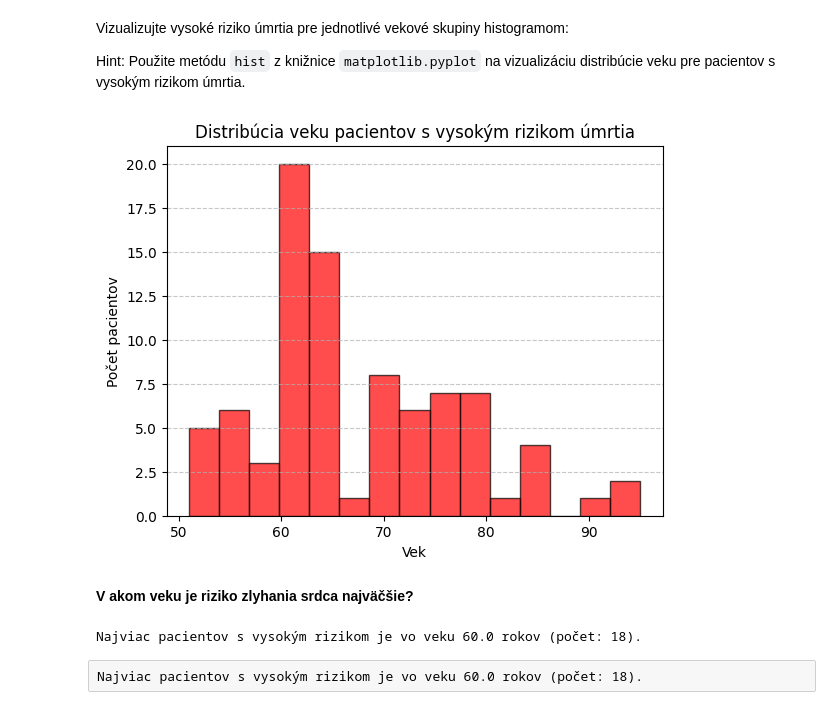
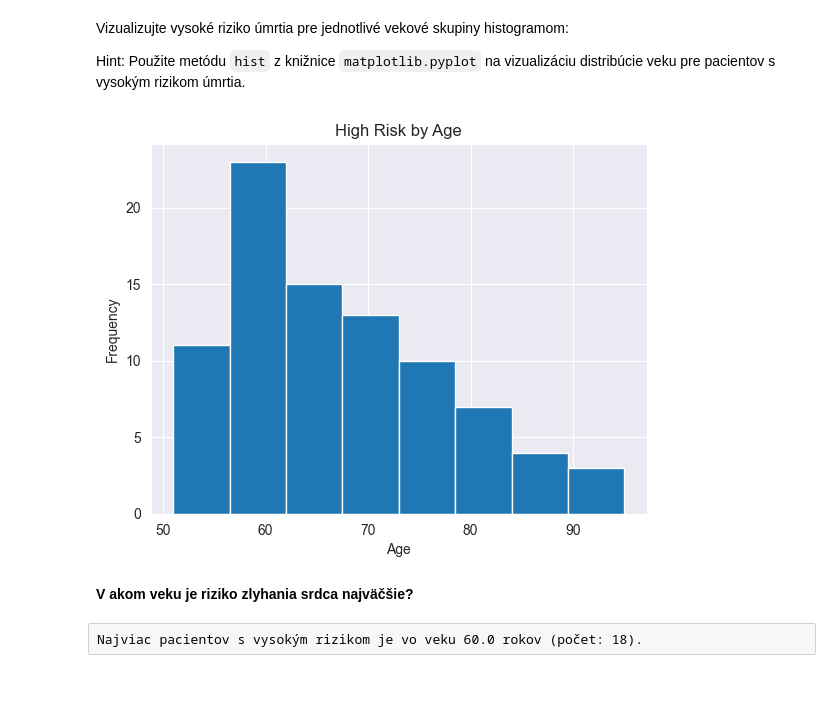
Before and after one commit to sara090501/SSBU_25, a Jupyter notebook: cv4/CV4_2_Zadanie_1.ipynb, the cells around one changed output. Drawn from its saved outputs; the diff is of its cells as text; code cells hidden in the pictures; blank space fills up the shorter version.

```diff
--- a/cv4/CV4_2_Zadanie_1.ipynb
+++ b/cv4/CV4_2_Zadanie_1.ipynb
@@ -231,27 +224,16 @@ Hint: Použite metódu `hist` z knižnice `matplotlib.pyplot` na vizualizáciu d
 # %%
 import matplotlib.pyplot as plt
 
-high_risk_patients = data_hf[data_hf["risk"] == "High"]
-
-plt.hist(high_risk_patients["age"], bins=15, color="red", edgecolor="black", alpha=0.7)
-plt.xlabel("Vek")
-plt.ylabel("Počet pacientov")
-plt.title("Distribúcia veku pacientov s vysokým rizikom úmrtia")
-plt.grid(axis="y", linestyle="--", alpha=0.7)
+high_risk = data_hf[data_hf['risk'] == 'High']
+plt.hist(high_risk['age'], bins='auto')
+plt.title('High Risk by Age')
+plt.xlabel('Age')
+plt.ylabel('Frequency')
 plt.show()
 # %% [output]
-[figure, old version]
+[figure, new version]
 # %% [markdown]
 **V akom veku je riziko zlyhania srdca najväčšie?**
-# %%
-high_risk_counts = data_hf[data_hf["risk"] == "High"]["age"].value_counts()
-
-most_common_high_risk_age = high_risk_counts.idxmax()
-max_high_risk_count = high_risk_counts.max()
-
-print(f"Najviac pacientov s vysokým rizikom je vo veku {most_common_high_risk_age} rokov (počet: {max_high_risk_count}).")
-# %% [output]
-Najviac pacientov s vysokým rizikom je vo veku 60.0 rokov (počet: 18).
 # %% [raw]
 Najviac pacientov s vysokým rizikom je vo veku 60.0 rokov (počet: 18).
 # %% [markdown]
```
Also changed, not shown: parts of 9 cells of this notebook.
